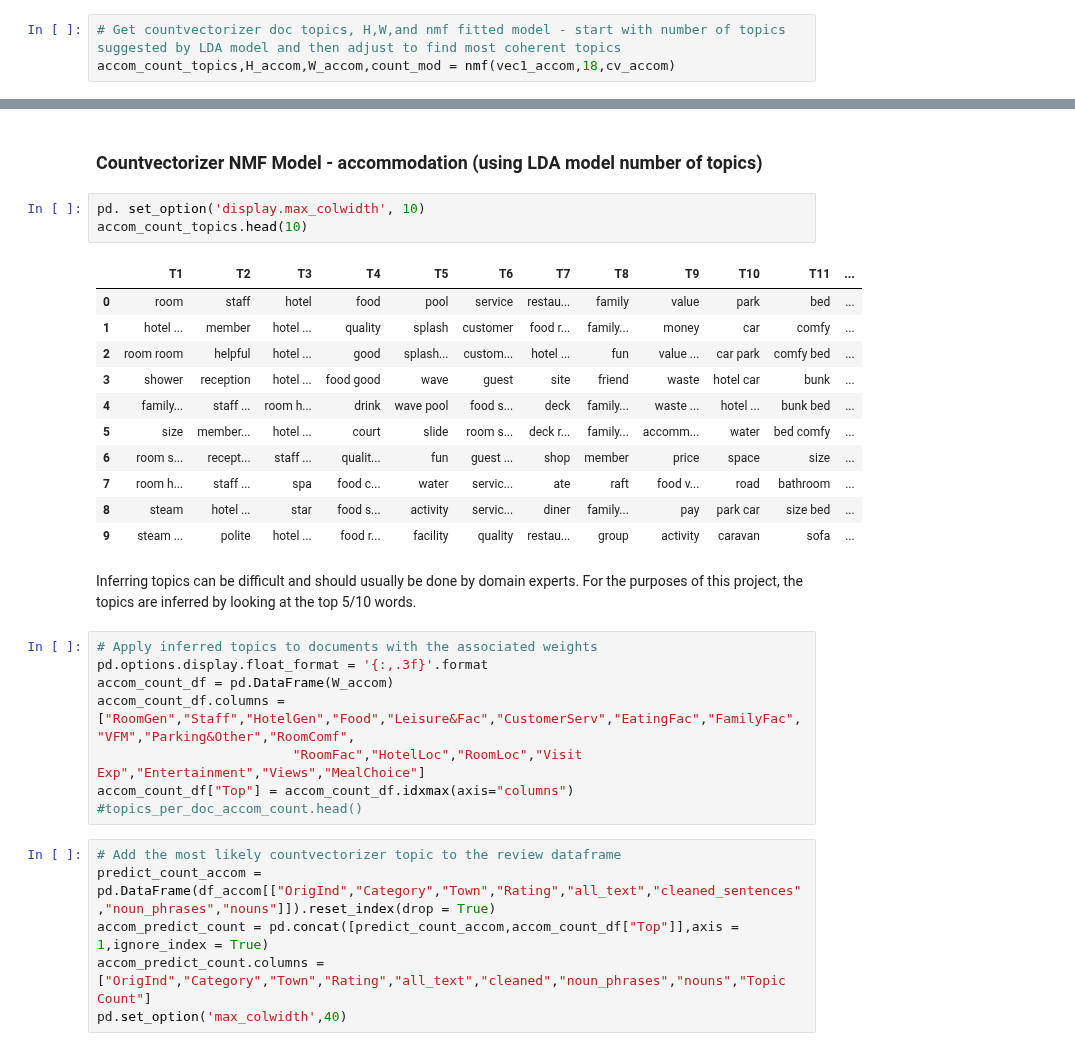
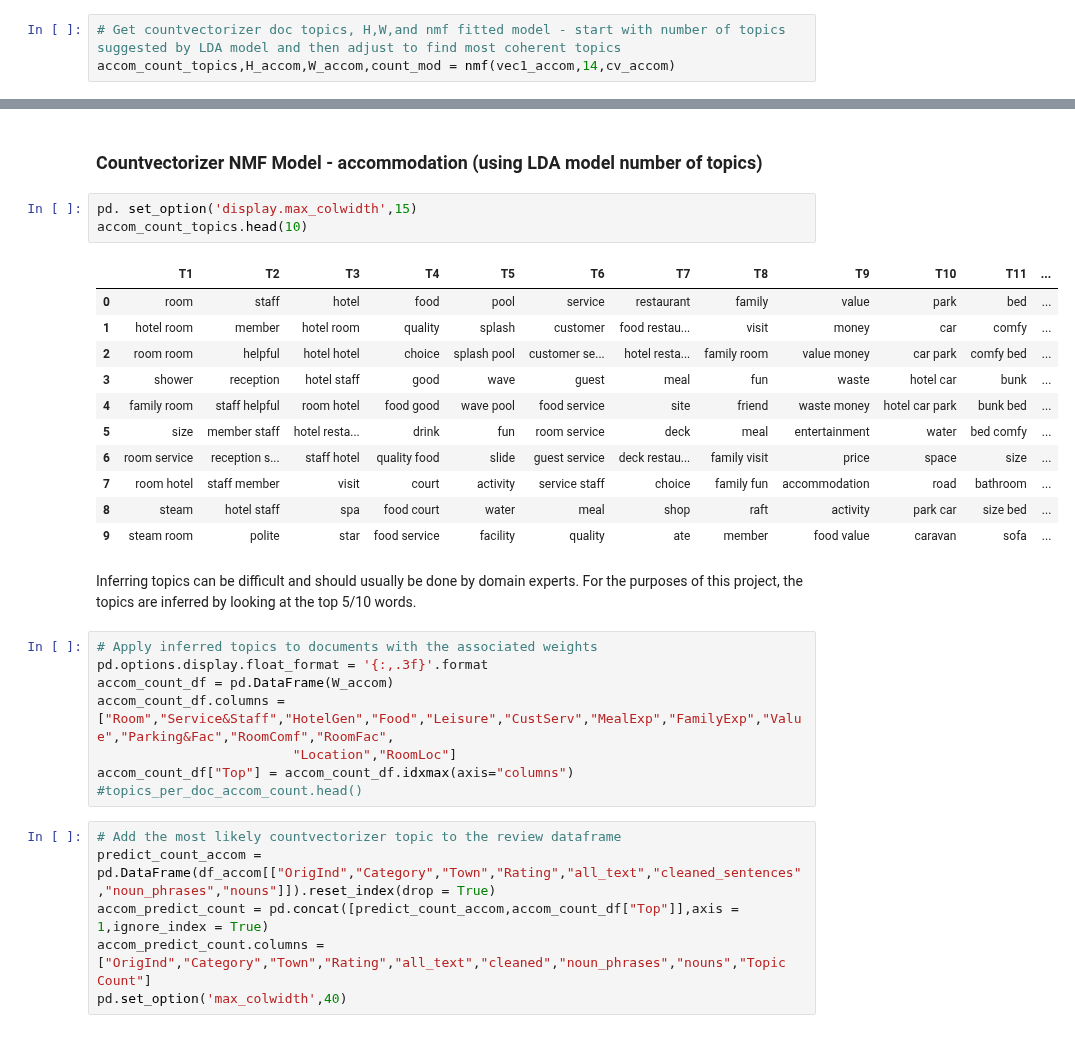
Before and after one commit to Auckland68/Arun-Travel-Reviews-Analysis, a Jupyter notebook: TopicModels/Notebook10TopicExtractionModelsLDA&NMF.ipynb, the cells around one changed output, grey strips where cells are left out. Drawn from its saved outputs; the diff is of its cells as text.

```diff
--- a/TopicModels/Notebook10TopicExtractionModelsLDA&NMF.ipynb
+++ b/TopicModels/Notebook10TopicExtractionModelsLDA&NMF.ipynb
@@ -716,34 +716,34 @@ def nmf(vector,num_topics,vectorizer):
     return topics,H,W,nmf_model
 # %%
 # Get countvectorizer doc topics, H,W,and nmf fitted model - start with number of topics suggested by LDA model and then adjust to find most coherent topics
-accom_count_topics,H_accom,W_accom,count_mod = nmf(vec1_accom,18,cv_accom)
+accom_count_topics,H_accom,W_accom,count_mod = nmf(vec1_accom,14,cv_accom)
 # %% [markdown]
 ## Run models for accommodation
 # %% [markdown]
 ### Countvectorizer NMF Model - accommodation (using LDA model number of topics)
 # %%
-pd. set_option('display.max_colwidth', 10)
+pd. set_option('display.max_colwidth',15)
 accom_count_topics.head(10)
 # %% [output]
 |  | T1 | T2 | T3 | T4 | T5 | T6 | T7 | T8 | T9 | T10 | T11 | ... |
-| 0 | room | staff | hotel | food | pool | service | restau... | family | value | park | bed | ... |
-| 1 | hotel ... | member | hotel ... | quality | splash | customer | food r... | family... | money | car | comfy | ... |
-| 2 | room room | helpful | hotel ... | good | splash... | custom... | hotel ... | fun | value ... | car park | comfy bed | ... |
-| 3 | shower | reception | hotel ... | food good | wave | guest | site | friend | waste | hotel car | bunk | ... |
-| 4 | family... | staff ... | room h... | drink | wave pool | food s... | deck | family... | waste ... | hotel ... | bunk bed | ... |
-| 5 | size | member... | hotel ... | court | slide | room s... | deck r... | family... | accomm... | water | bed comfy | ... |
-| 6 | room s... | recept... | staff ... | qualit... | fun | guest ... | shop | member | price | space | size | ... |
-| 7 | room h... | staff ... | spa | food c... | water | servic... | ate | raft | food v... | road | bathroom | ... |
-| 8 | steam | hotel ... | star | food s... | activity | servic... | diner | family... | pay | park car | size bed | ... |
-| 9 | steam ... | polite | hotel ... | food r... | facility | quality | restau... | group | activity | caravan | sofa | ... |
+| 0 | room | staff | hotel | food | pool | service | restaurant | family | value | park | bed | ... |
+| 1 | hotel room | member | hotel room | quality | splash | customer | food restau... | visit | money | car | comfy | ... |
+| 2 | room room | helpful | hotel hotel | choice | splash pool | customer se... | hotel resta... | family room | value money | car park | comfy bed | ... |
+| 3 | shower | reception | hotel staff | good | wave | guest | meal | fun | waste | hotel car | bunk | ... |
+| 4 | family room | staff helpful | room hotel | food good | wave pool | food service | site | friend | waste money | hotel car park | bunk bed | ... |
+| 5 | size | member staff | hotel resta... | drink | fun | room service | deck | meal | entertainment | water | bed comfy | ... |
+| 6 | room service | reception s... | staff hotel | quality food | slide | guest service | deck restau... | family visit | price | space | size | ... |
+| 7 | room hotel | staff member | visit | court | activity | service staff | choice | family fun | accommodation | road | bathroom | ... |
+| 8 | steam | hotel staff | spa | food court | water | meal | shop | raft | activity | park car | size bed | ... |
+| 9 | steam room | polite | star | food service | facility | quality | ate | member | food value | caravan | sofa | ... |
 # %% [markdown]
 Inferring topics can be difficult and should usually be done by domain experts. For the purposes of this project, the topics are inferred by looking at the top 5/10 words.
 # %%
 # Apply inferred topics to documents with the associated weights
 pd.options.display.float_format = '{:,.3f}'.format
 accom_count_df = pd.DataFrame(W_accom)
-accom_count_df.columns = ["RoomGen","Staff","HotelGen","Food","Leisure&Fac","CustomerServ","EatingFac","FamilyFac","VFM","Parking&Other","RoomComf",
-                         "RoomFac","HotelLoc","RoomLoc","Visit Exp","Entertainment","Views","MealChoice"]
+accom_count_df.columns = ["Room","Service&Staff","HotelGen","Food","Leisure","CustServ","MealExp","FamilyExp","Value","Parking&Fac","RoomComf","RoomFac",
+                         "Location","RoomLoc"]
 accom_count_df["Top"] = accom_count_df.idxmax(axis="columns")
 #topics_per_doc_accom_count.head()
 # %%
```
Also changed, not shown: parts of 30 cells of this notebook.
